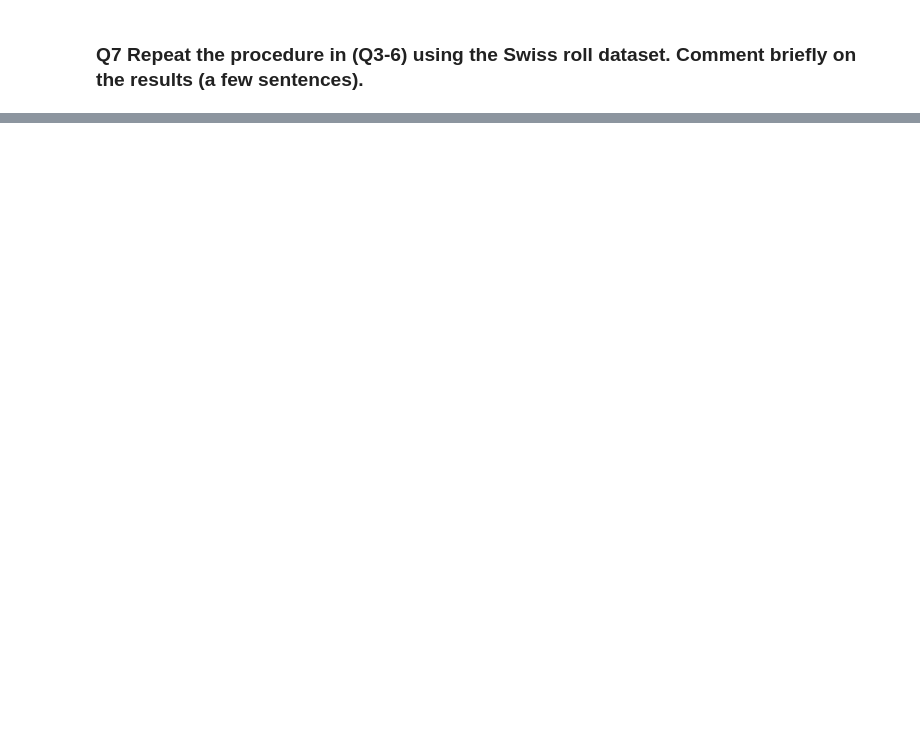
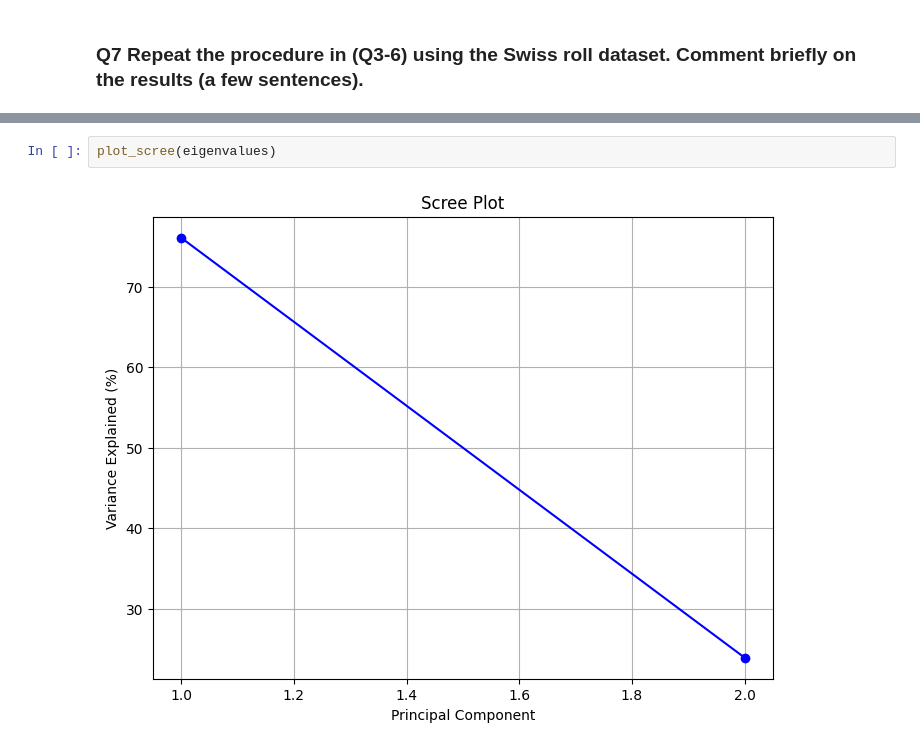
Before and after one commit to keys-i/COMP4702, a Jupyter notebook: src/W3.ipynb, the cells around one changed output, grey strips where cells are left out. Drawn from its saved outputs; the diff is of its cells as text; blank space fills up the shorter version.

```diff
--- a/src/W3.ipynb
+++ b/src/W3.ipynb
@@ -172,0 +203,4 @@ def plot_scree(eigenvalues):
+# %%
+plot_scree(eigenvalues)
+# %% [output]
+[figure, added]
```
Also changed, not shown: parts of 8 cells of this notebook.
